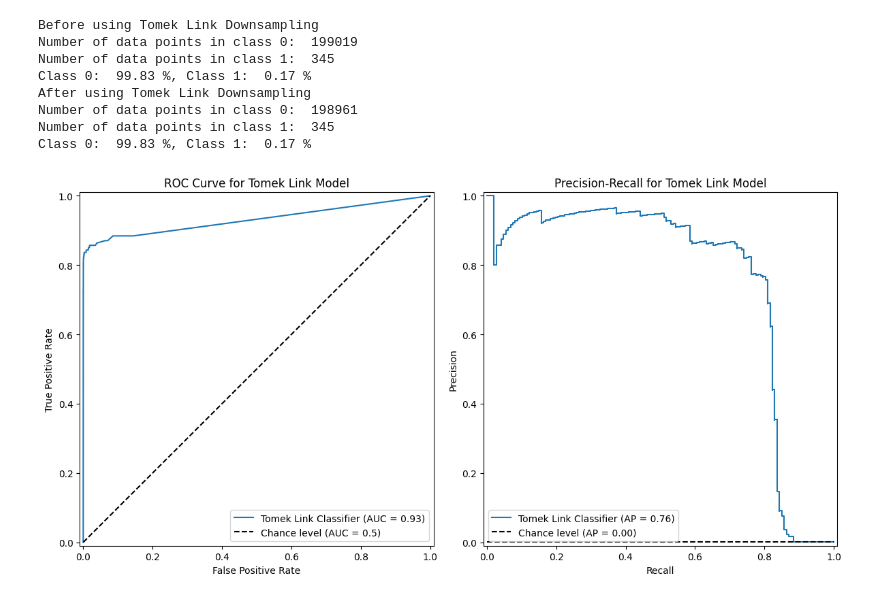
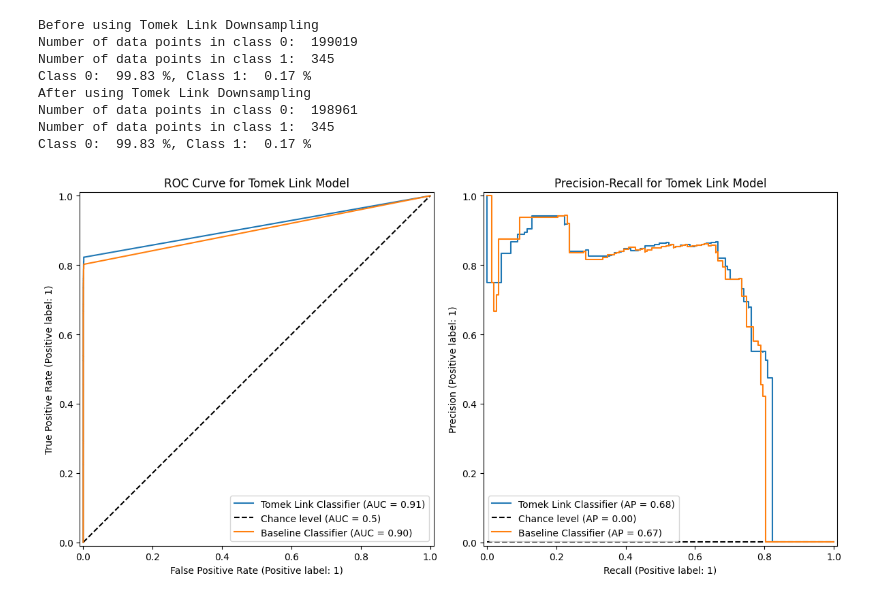
Before and after one commit to canoepus/think, a Jupyter notebook: downsampling-tutorial.ipynb, the cells around one changed output. Saved outputs shown, nothing was run; the diff lists cells and outputs as text; code cells hidden in the pictures.

Commit message:
Update downsampling tutorial notebook to include comparison plots

```diff
--- a/downsampling-tutorial.ipynb
+++ b/downsampling-tutorial.ipynb
@@ -106,6 +106,6 @@ X_train, X_test, Y_train, Y_test = train_test_split(cc_data.iloc[:, :30],
 ### Data preparation and data cleaning
 # %%
 # Create a classifier purely out of just the train test split, with no undersampling
-classifier = RandomForestClassifier(n_estimators=15, max_depth=3, random_state=0)
+classifier = RandomForestClassifier(n_estimators=29, max_depth=1, random_state=0)
 classifier.fit(X_train, Y_train)
 # %% [output]
@@ -358,7 +376,7 @@ Number of data points in class 0:  198961
 Number of data points in class 1:  345
 Class 0:  99.83 %, Class 1:  0.17 %
 # %%
-tomek_model = RandomForestClassifier(n_estimators=29, max_depth=3, random_state=0)
+tomek_model = RandomForestClassifier(n_estimators=29, max_depth=1, random_state=0)
 tomek_model.fit(X_train_tomek, Y_train_tomek)
 tomek_output = tomek_model.predict_proba(X_test)
 y_class1_pred_prob_tomek = tomek_output[:, 1]
@@ -375,31 +393,49 @@ fig, axes = plt.subplots(1, 2, figsize=(12, 6))
 # Plot the ROC Curve
 metrics.RocCurveDisplay.from_predictions(
     Y_test,
     y_class1_pred_prob_tomek,
     pos_label=1,
     name='Tomek Link Classifier',
     plot_chance_level=True,
     ax=axes[0]
 )
 axes[0].set_title("ROC Curve for Tomek Link Model")
 axes[0].set_xlabel("False Positive Rate")
 axes[0].set_ylabel("True Positive Rate")
 
 # Plot the Precision-Recall curve
 metrics.PrecisionRecallDisplay.from_predictions(
     Y_test,
     y_class1_pred_prob_tomek,
     pos_label = 1,
     name = "Tomek Link Classifier",
     plot_chance_level=True,
     ax=axes[1]
 )
 axes[1].set_title("Precision-Recall for Tomek Link Model")
 axes[1].set_xlabel("Recall")
 axes[1].set_ylabel("Precision")
 
+# Plot the original data's ROC curve
+metrics.RocCurveDisplay.from_predictions(
+    Y_test,
+    y_class1_pred_prob,
+    pos_label=1,
+    name='Baseline Classifier',
+    ax=axes[0]
+)
+
+# Plot the original data's Precision-Recall curve
+metrics.PrecisionRecallDisplay.from_predictions(
+    Y_test,
+    y_class1_pred_prob,
+    pos_label = 1,
+    name = "Baseline Classifier",
+    ax=axes[1]
+)
+
 # Adjust layout and display
 plt.tight_layout()
 plt.show()
 # %% [output]
-[figure, old version]
+[figure, new version]
```
Also changed, not shown: parts of 7 cells of this notebook.
